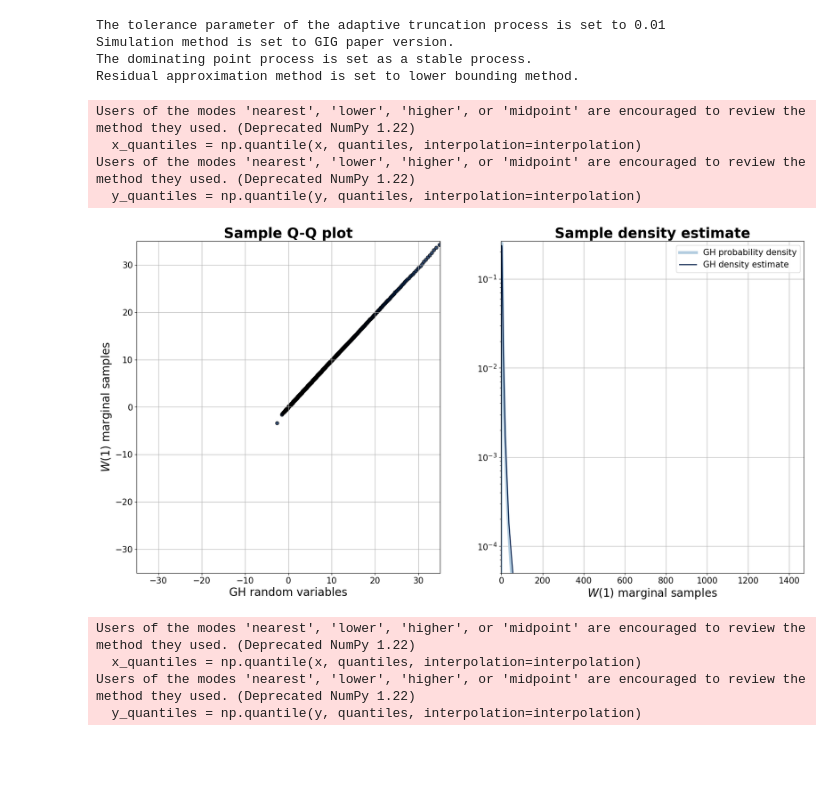
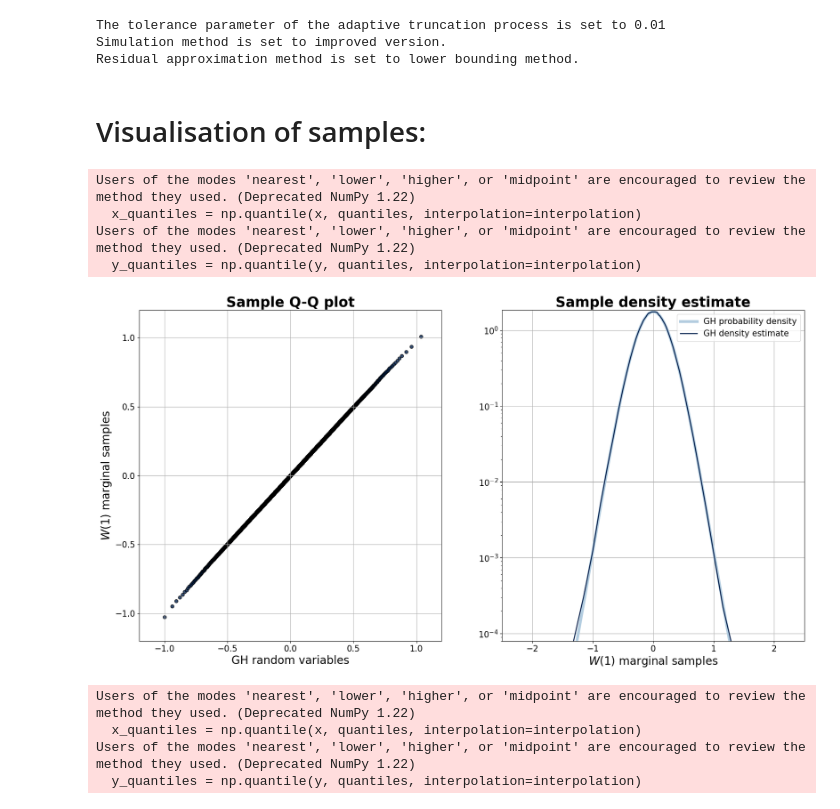
Before and after one commit to yamankindap/gh-levy-simulation, a Jupyter notebook: simulation.ipynb, the cells around one changed output. Drawn from its saved outputs; the diff is of its cells as text; code cells hidden in the pictures; blank space fills up the shorter version.

Commit message:
Marginal distribution plots updated.

```diff
--- a/simulation.ipynb
+++ b/simulation.ipynb
@@ -89,10 +88,10 @@ def moving_average(a, n) :
     ret[n:] = ret[n:] - ret[:-n]
     return ret[n - 1:] / n
 # %%
-lam = -2.5
-gamma = 0
-delta = np.sqrt(5)
-beta = 2
+lam = -10
+gamma = 0.1
+delta = 1
+beta = 0
 sigma = 1
 tol = 0.01
 M_gamma = 10
@@ -101,8 +100,7 @@ M_stable = 100
 simulator = GeneralisedHyperbolic(lam=lam, gamma=gamma, delta=delta, beta=beta, sigma=sigma, tolerance=tol, M_gamma=M_gamma, M_stable=M_stable)
 # %% [output]
 The tolerance parameter of the adaptive truncation process is set to 0.01
-Simulation method is set to GIG paper version.
-The dominating point process is set as a stable process.
+Simulation method is set to improved version.
 Residual approximation method is set to lower bounding method.
 # %%
 N = 1_000_000
@@ -112,6 +110,8 @@ for _ in range(N):
     x_series = simulator.simulate_jumps()
     point_process_samples.append(x_series.sum())
 point_process_samples = np.array(point_process_samples)
+# %% [markdown]
+# Visualisation of samples:
 # %%
 samples_rv_sampler = simulator.random_sample(size=1_000_000)
 
@@ -137,14 +137,14 @@ ax[0].set_title(r'Sample Q-Q plot', fontsize=25, weight="bold")
 ax[0].set_xlabel('GH random variables', fontsize=20)
 ax[0].set_ylabel(r'$W(1)$ marginal samples',fontsize=20)
 
-ax[0].set_xlim(-35, 35)
-ax[0].set_ylim(-35, 35)
+ax[0].set_xlim(-1.2, 1.2)
+ax[0].set_ylim(-1.2, 1.2)
 
 ax[0].tick_params(axis='both', which='major', labelsize=15)
 ax[0].tick_params(axis='both', which='minor', labelsize=15)
 
-nb_bins = 15
-center_eps = 0.1
+nb_bins = 25
+center_eps = 0.05
 #bin_space = np.linspace(range_min, range_max, nb_bins)
 bin_space = np.sort(np.concatenate((np.logspace(start=np.log10(center_eps), stop=np.log10(range_max), num=nb_bins), -np.logspace(start=np.log10(center_eps), stop=np.log10(range_max), num=nb_bins))))
 special_idx = int(bin_space.size/2)
@@ -159,36 +159,39 @@ ax[1].plot(gh_range, gh_density, lw=5, label='GH probability density', c='#b3cde
 
 
 #ax[1].plot(gh_range, gaussian_density, lw=1.8, label='Gaussian density', c='#5e3c58', ls='--', alpha=0.7)
 
-ax[1].set_ylim(5*1e-5)
+ax[1].set_ylim(8*1e-5)
 
 
 ax[1].plot(bin_centers, counts, label=r'GH density estimate', c='#011f4b', lw=1.8)
 
 #ax[1].hist(point_process_samples, density=True, bins=100, color='#011f4b')
 
 ax[1].grid(True)
 
 ax[1].set_xlabel(r'$W(1)$ marginal samples', fontsize=20)
 ax[1].set_title('Sample density estimate', fontsize=25, weight="bold")
 ax[1].legend(fontsize=15)
 
 
-ax[1].set_xlim(range_min, range_max)
+#ax[1].set_xlim(range_min, range_max)
+
+ax[1].set_xlim(-2.5, 2.5)
+
 ax[1].set_yscale('log')
 
 ax[1].tick_params(axis='both', which='major', labelsize=15)
 ax[1].tick_params(axis='both', which='minor', labelsize=15)
 
 #plt.savefig('marginal_distribution_plots/marginal_stats_lam_{}_delta_{}_gamma_{}_beta_{}.jpg'.format(lam, delta, gamma, beta), dpi=200)
 #plt.savefig('marginal_distribution_plots/marginal_stats_lam_{}_delta_{}_gamma_{}_beta_{}_with_gaussian.jpg'.format(lam, delta, gamma, beta), dpi=200)
 plt.show()
 # %% [output]
 Users of the modes 'nearest', 'lower', 'higher', or 'midpoint' are encouraged to review the method they used. (Deprecated NumPy 1.22)
   x_quantiles = np.quantile(x, quantiles, interpolation=interpolation)
 Users of the modes 'nearest', 'lower', 'higher', or 'midpoint' are encouraged to review the method they used. (Deprecated NumPy 1.22)
   y_quantiles = np.quantile(y, quantiles, interpolation=interpolation)
-[figure, old version]
+[figure, new version]
 # %%
 # Asymmetric  version:
 
```
Also changed, not shown: parts of 2 cells of this notebook, 8 other files.
